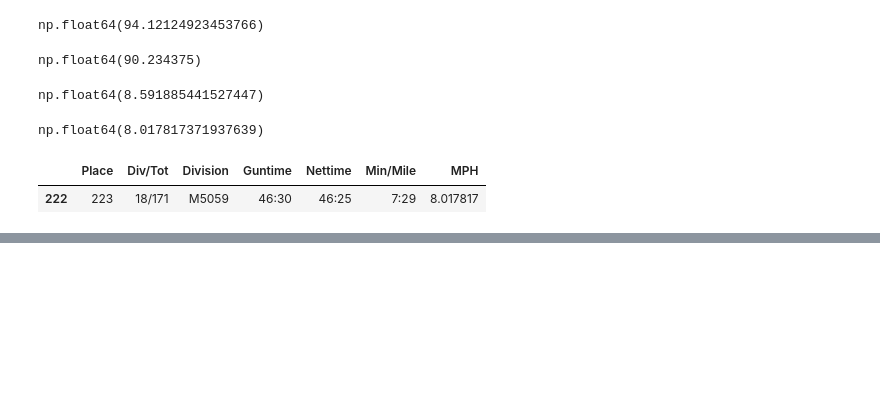
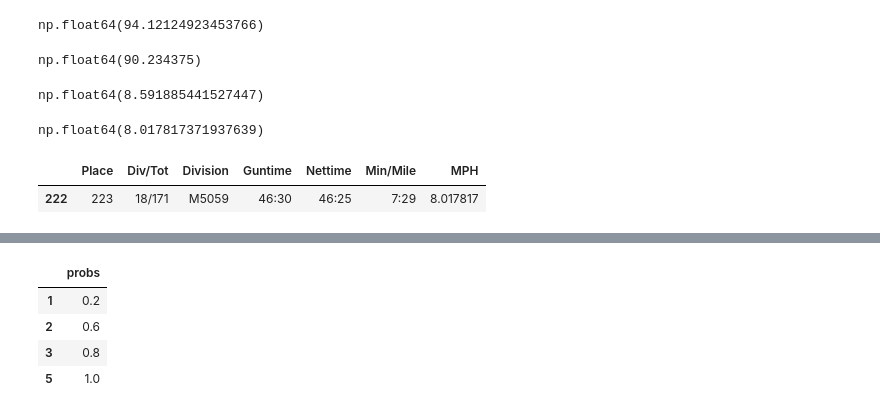
Before and after one commit to acsiuc/think-stats, a Jupyter notebook: notebooks/chapter-04.ipynb, the cells around one changed output, grey strips where cells are left out. Drawn from its saved outputs; the diff is of its cells as text; code cells hidden in the pictures; blank space fills up the shorter version.

```diff
--- a/notebooks/chapter-04.ipynb
+++ b/notebooks/chapter-04.ipynb
@@ -89,0 +106,9 @@ next_division.query("MPH > 8.01").tail(1)
+# %%
+cdf = pmf.make_cdf()
+cdf
+# %% [output]
+|  | probs |
+| 1 | 0.2 |
+| 2 | 0.6 |
+| 3 | 0.8 |
+| 5 | 1.0 |
```
Also changed, not shown: parts of 12 cells of this notebook.
